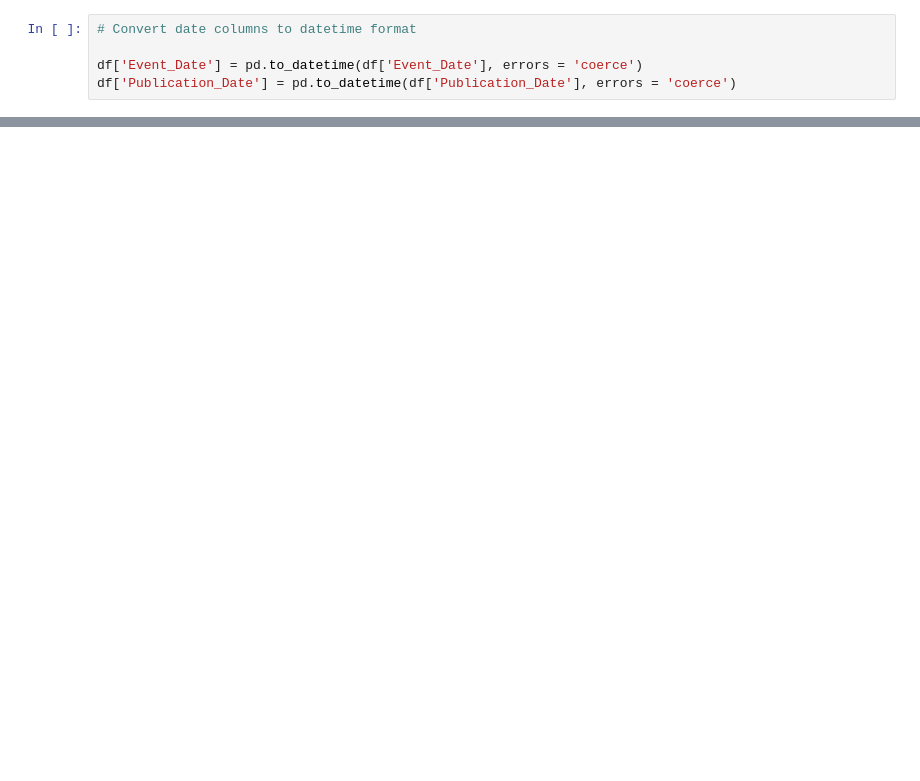
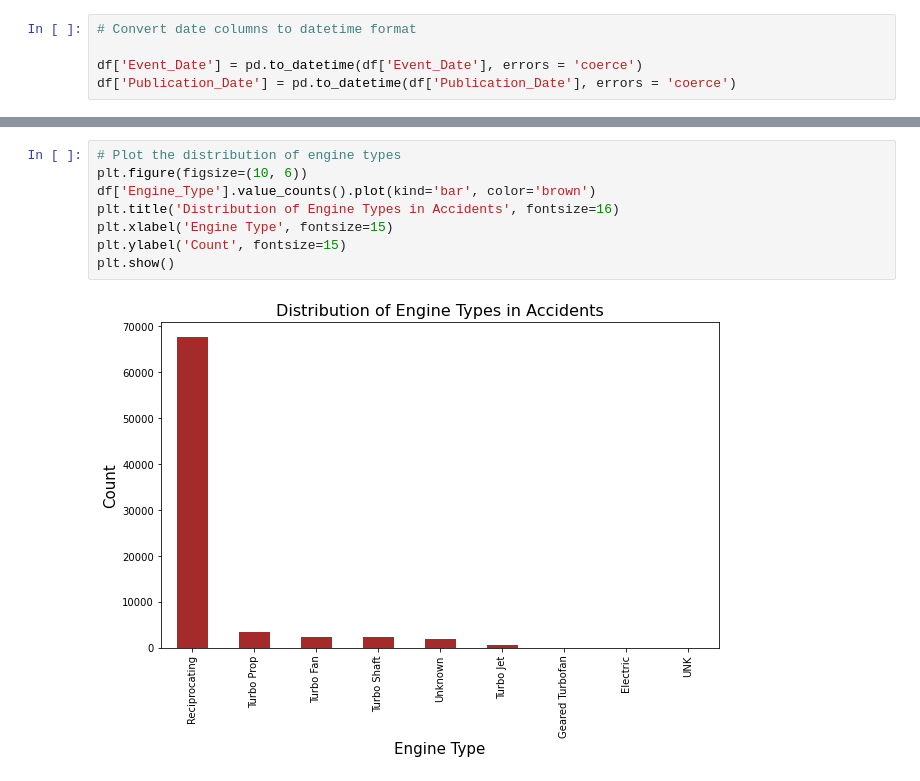
Before and after one commit to Noel-cyber/Aircraft_Reccomendation, a Jupyter notebook: project1.ipynb, the cells around one changed output, grey strips where cells are left out. Drawn from its saved outputs; the diff is of its cells as text; blank space fills up the shorter version.

```diff
--- a/project1.ipynb
+++ b/project1.ipynb
@@ -482,0 +580,10 @@ plt.show()
+# %%
+# Plot the distribution of engine types
+plt.figure(figsize=(10, 6))
+df['Engine_Type'].value_counts().plot(kind='bar', color='brown')
+plt.title('Distribution of Engine Types in Accidents', fontsize=16)
+plt.xlabel('Engine Type', fontsize=15)
+plt.ylabel('Count', fontsize=15)
+plt.show()
+# %% [output]
+[figure, added]
```
Also changed, not shown: parts of 74 cells of this notebook.
